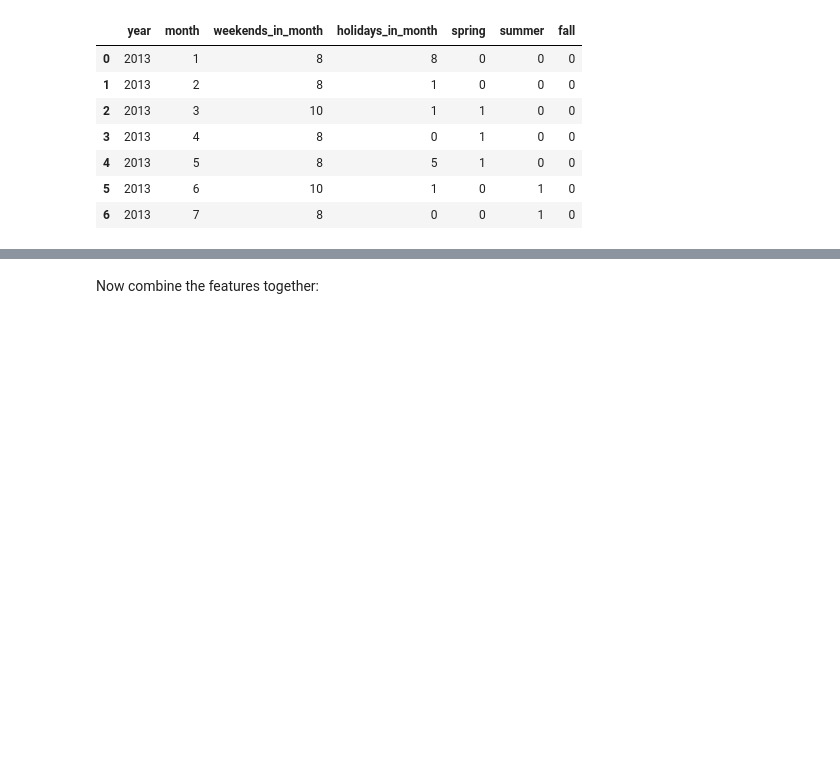
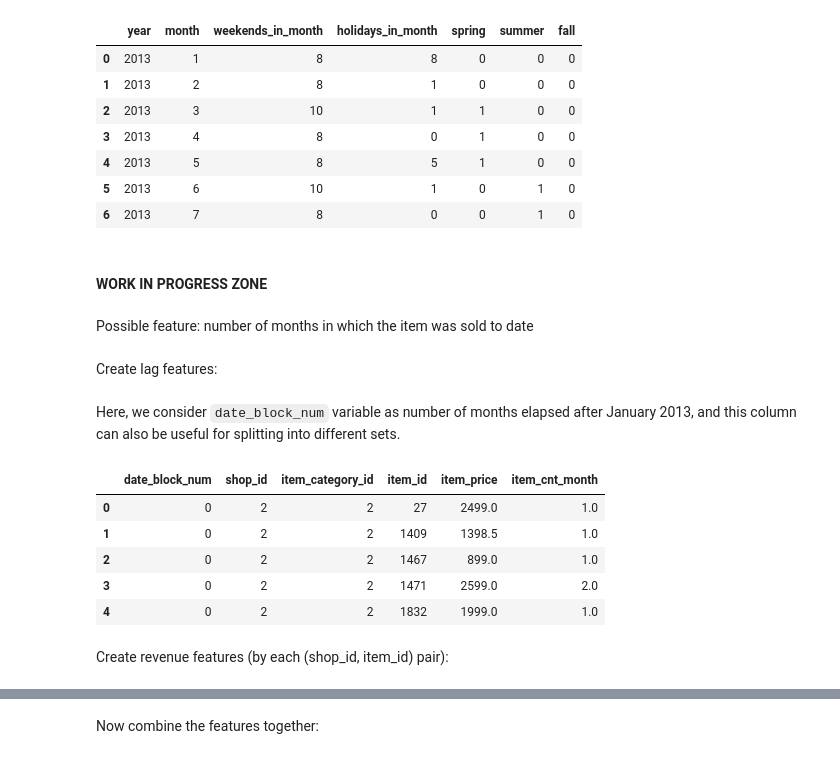
Before and after one commit to thaianle/future-sales-prediction, a Jupyter notebook: 02_modeling.ipynb, the cells around one changed output, grey strips where cells are left out. Drawn from its saved outputs; the diff is of its cells as text; code cells hidden in the pictures; blank space fills up the shorter version.

````diff
--- a/02_modeling.ipynb
+++ b/02_modeling.ipynb
@@ -669,3 +800,37 @@ sales_month.head(7)
 | 4 | 2013 | 5 | 8 | 5 | 1 | 0 | 0 |
 | 5 | 2013 | 6 | 10 | 1 | 0 | 1 | 0 |
 | 6 | 2013 | 7 | 8 | 0 | 0 | 1 | 0 |
+# %% [markdown]
+#### WORK IN PROGRESS ZONE
+# %% [markdown]
+Possible feature: number of months in which the item was sold to date
+# %% [markdown]
+Create lag features:
+# %% [markdown]
+Here, we consider ```date_block_num``` variable as number of months elapsed after January 2013, and this column can also be useful for splitting into different sets.
+# %%
+# Keep the necessary columns only - we are predicting by month
+sales_features = sales_full[['date_block_num', 'shop_id', 'item_category_id', 'item_id', 'item_price', 'item_cnt_day']].copy()
+
+# Because no item has more than 1 price, we can group item price by the median
+sales_features_price = sales_features[['date_block_num', 'shop_id', 'item_category_id', 'item_id', 'item_price']]\
+    .groupby(['date_block_num', 'shop_id', 'item_category_id', 'item_id'], as_index = False).median()
+
+# Group item count by month by the sum
+sales_features_itemcnt = sales_features[['date_block_num', 'shop_id', 'item_category_id', 'item_id', 'item_cnt_day']]\
+    .groupby(['date_block_num', 'shop_id', 'item_category_id', 'item_id'], as_index = False).sum()
+
+sales_features_itemcnt.rename(columns = {'item_cnt_day': 'item_cnt_month'}, inplace = True)
+
+sales_features = sales_features_price.merge(sales_features_itemcnt, how = 'inner', on = ['date_block_num', 'shop_id', 'item_category_id', 'item_id'])
+sales_features.sort_values(['date_block_num', 'shop_id', 'item_category_id', 'item_id', 'item_price', 'item_cnt_month'], inplace = True)
+sales_features.head()
+# %% [output]
+|  | date_block_num | shop_id | item_category_id | item_id | item_price | item_cnt_month |
+| 0 | 0 | 2 | 2 | 27 | 2499.0 | 1.0 |
+| 1 | 0 | 2 | 2 | 1409 | 1398.5 | 1.0 |
+| 2 | 0 | 2 | 2 | 1467 | 899.0 | 1.0 |
+| 3 | 0 | 2 | 2 | 1471 | 2599.0 | 2.0 |
+| 4 | 0 | 2 | 2 | 1832 | 1999.0 | 1.0 |
+# %% [markdown]
+Create revenue features (by each (shop_id, item_id) pair):
````
Also changed, not shown: parts of 34 cells of this notebook.
